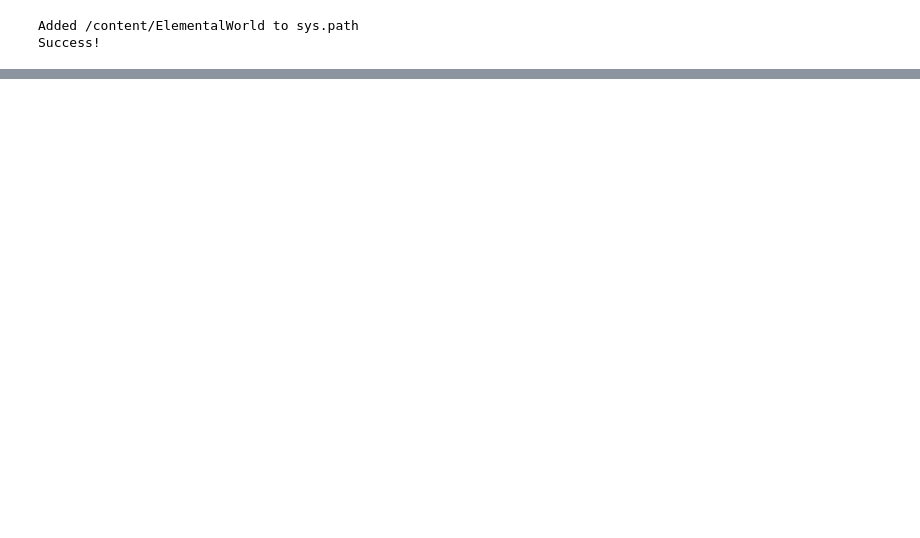
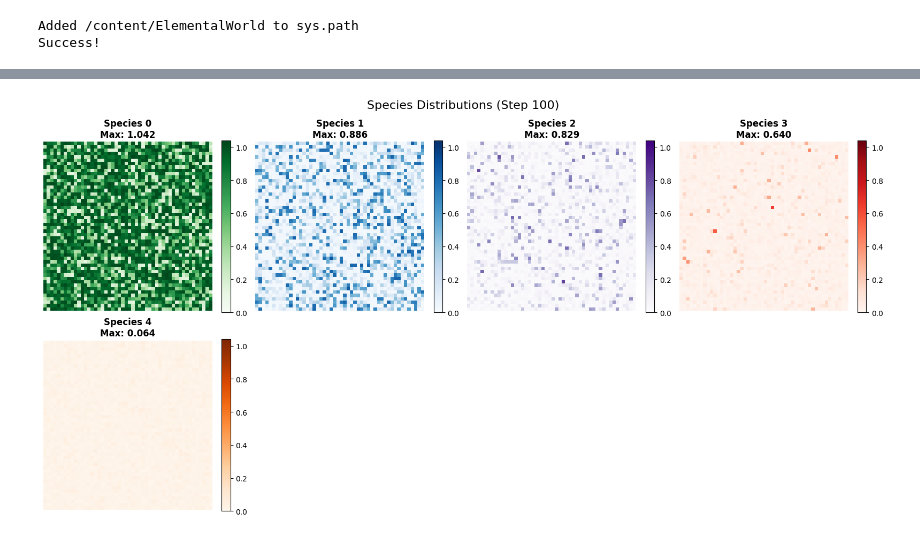
Before and after one commit to filipematos95/ElementalWorld, a Jupyter notebook: simulation_notebook.ipynb, the cells around one changed output, grey strips where cells are left out. Drawn from its saved outputs; the diff is of its cells as text; code cells hidden in the pictures; blank space fills up the shorter version.

```diff
--- a/simulation_notebook.ipynb
+++ b/simulation_notebook.ipynb
@@ -56,0 +68,4 @@ ModuleNotFoundError: No module named 'ecosystem_model_N'
+# %%
+plot.plot_species_abundance(model.get_state(), timepoint="(Step 100)")
+# %% [output]
+[figure, added]
```
Also changed, not shown: parts of 3 cells of this notebook.
